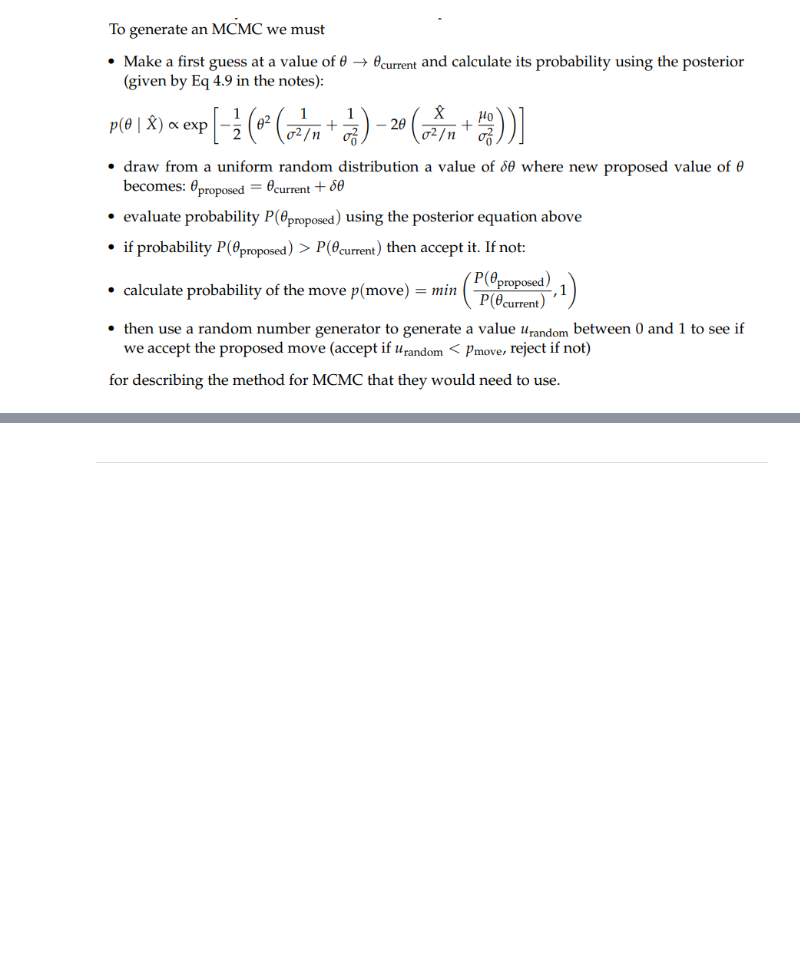
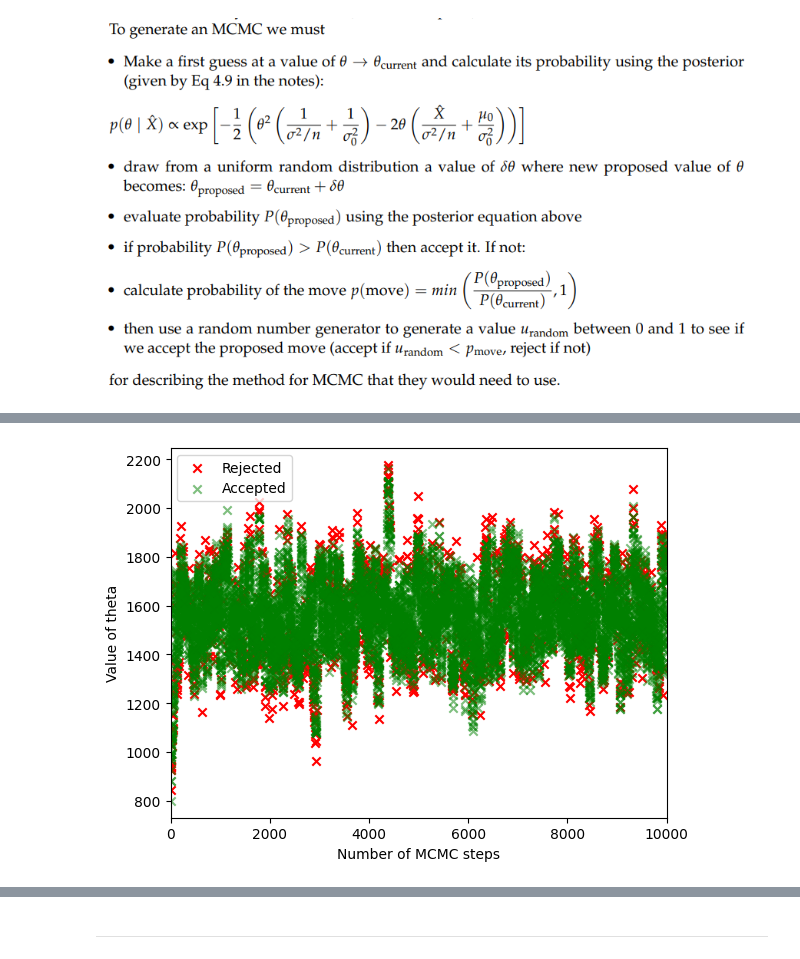
Before and after one commit to Clarke-Henshaw-Miles/extra, a Jupyter notebook: DATA SCIENCE/Chapter7Attempt.ipynb, the cells around one changed output, grey strips where cells are left out. Drawn from its saved outputs; the diff is of its cells as text; code cells hidden in the pictures; blank space fills up the shorter version.

```diff
--- a/DATA SCIENCE/Chapter7Attempt.ipynb
+++ b/DATA SCIENCE/Chapter7Attempt.ipynb
@@ -107,0 +132,11 @@ plt.show()
+# %%
+#look at accepted and rejected values
+plt.scatter(i_rej, theta_rej, color='r', marker='x', label='Rejected')
+plt.scatter(x_mcmc, theta_current, color='g', marker='x', alpha=0.5, label='Accepted')
+plt.xlabel('Number of MCMC steps')
+plt.ylabel('Value of theta')
+plt.xlim(0, N_mcmc)
+plt.legend(scatterpoints=1)
+plt.show()
+# %% [output]
+[figure, added]
```
Also changed, not shown: parts of 10 cells of this notebook.
